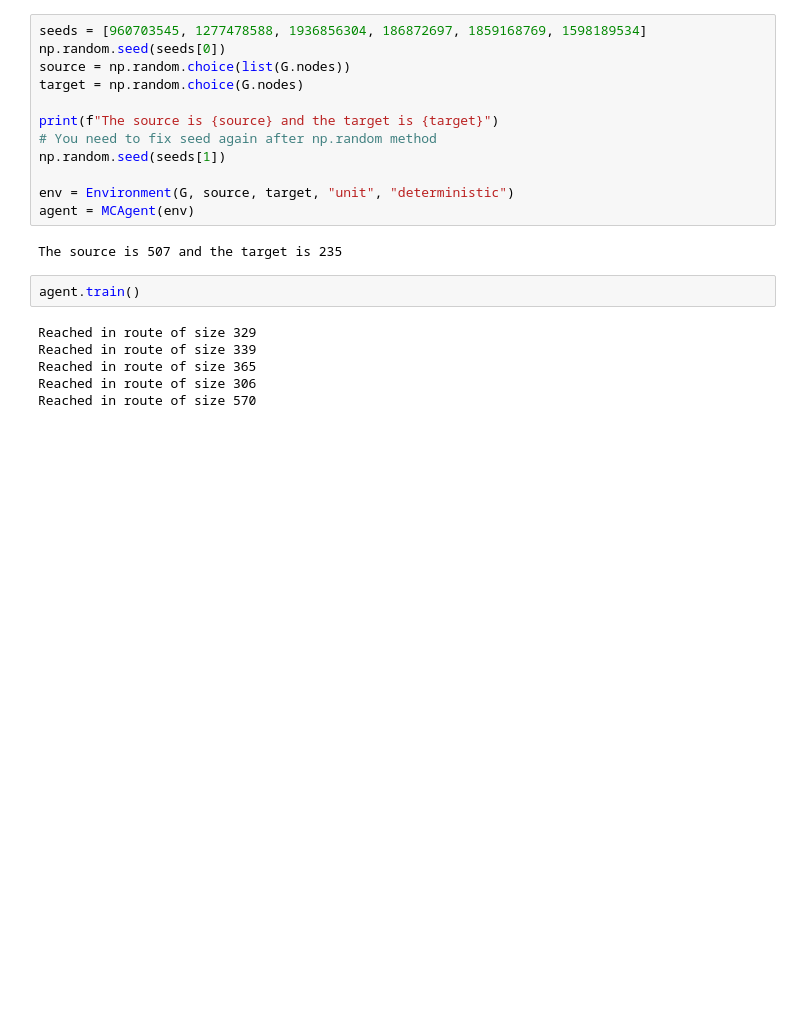
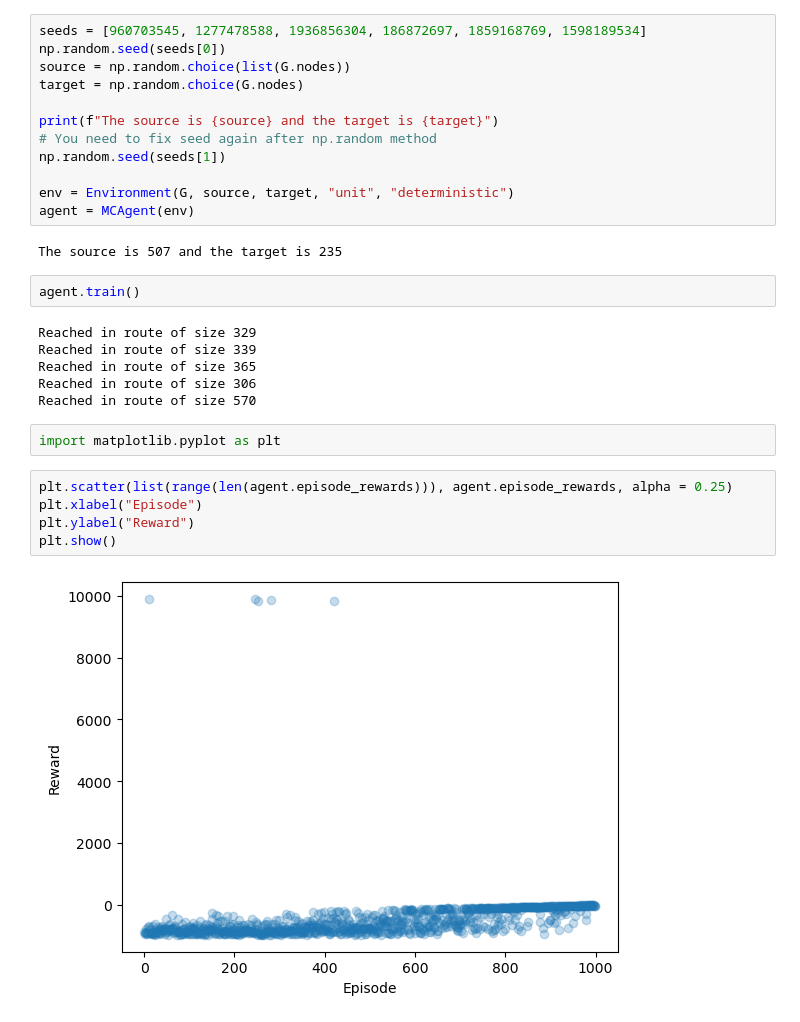
Before and after one commit to vivirodrigues/RL_Routing, a Jupyter notebook: Model_MonteCarlo.ipynb, the cells around one changed output. Drawn from its saved outputs; the diff is of its cells as text; blank space fills up the shorter version.

Commit message:
add plot

```diff
--- a/Model_MonteCarlo.ipynb
+++ b/Model_MonteCarlo.ipynb
@@ -221,3 +221,12 @@ Reached in route of size 339
 Reached in route of size 365
 Reached in route of size 306
 Reached in route of size 570
+# %%
+import matplotlib.pyplot as plt
+# %%
+plt.scatter(list(range(len(agent.episode_rewards))), agent.episode_rewards, alpha = 0.25)
+plt.xlabel("Episode")
+plt.ylabel("Reward")
+plt.show()
+# %% [output]
+[figure, added]
```
